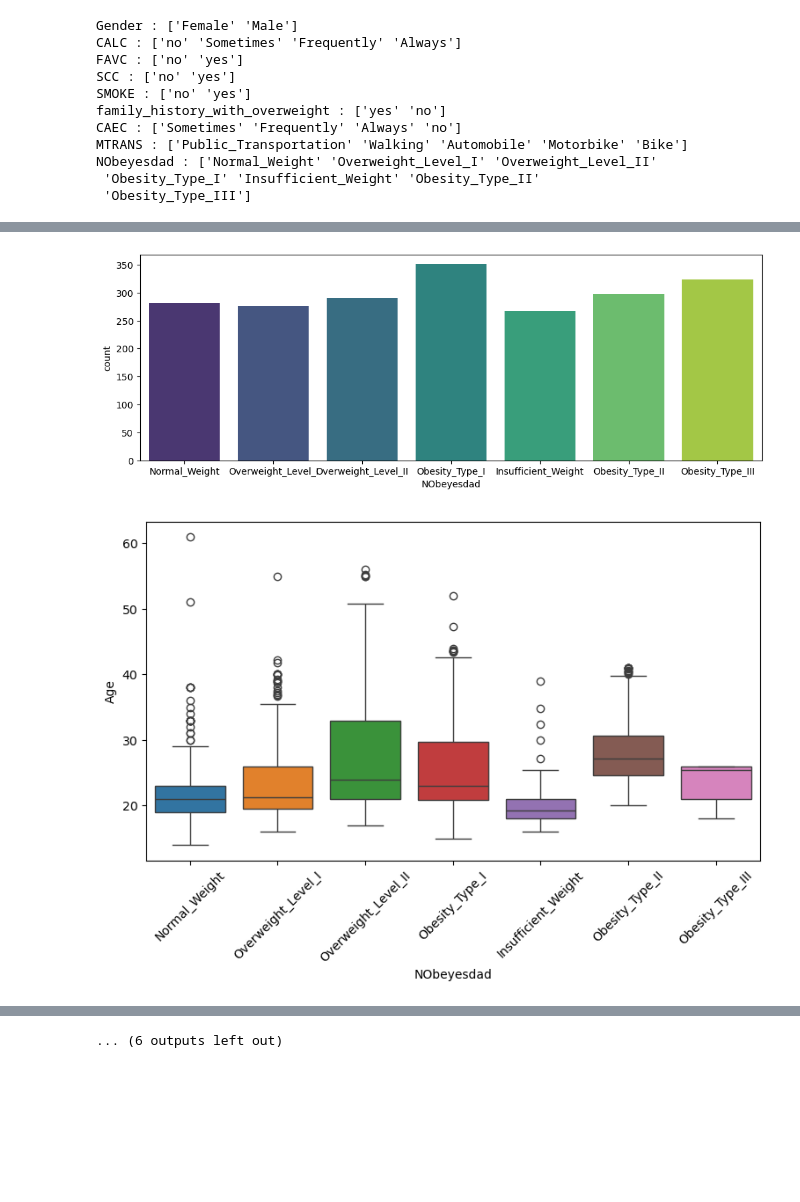
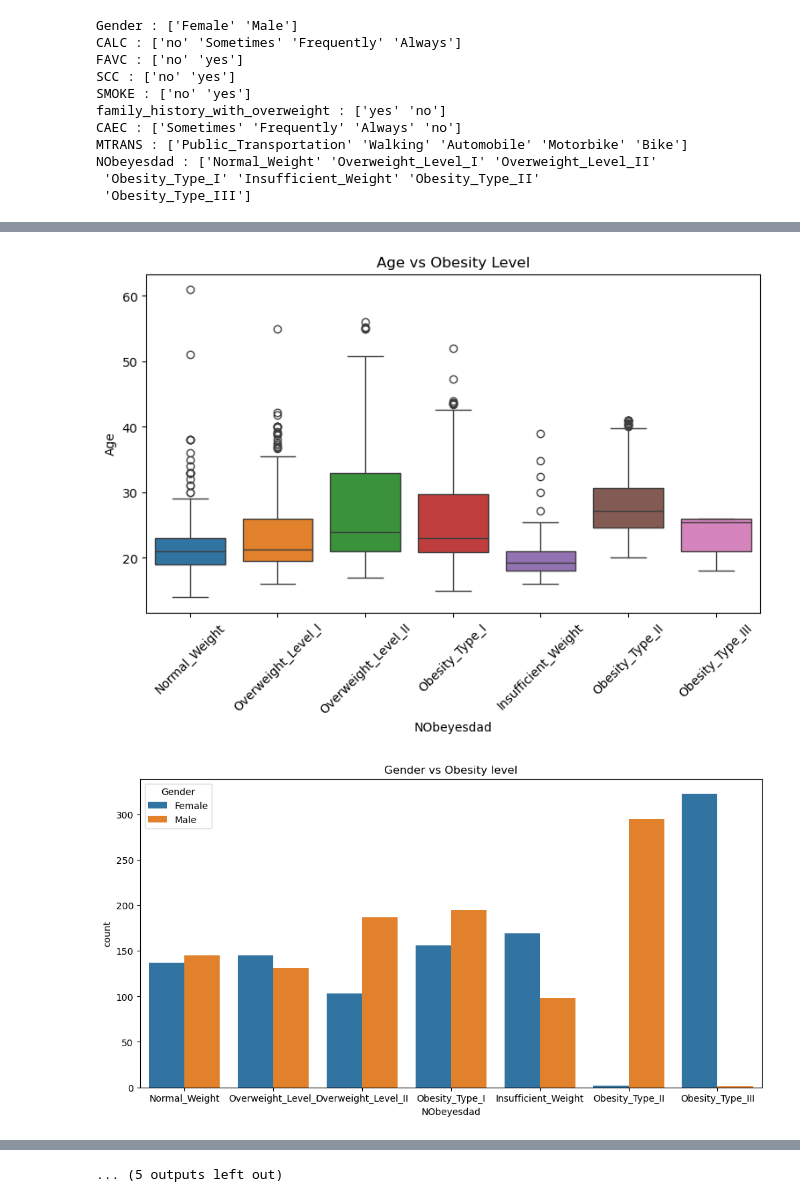
Before and after one commit to paper0420/Obesity, a Jupyter notebook: ObdesityLevelPrediction.ipynb, the cells around one changed output, grey strips where cells are left out. Cells and saved outputs as stored; diff of their text form; code cells hidden in the pictures; blank space fills up the shorter version.

```diff
--- a/ObdesityLevelPrediction.ipynb
+++ b/ObdesityLevelPrediction.ipynb
@@ -106,24 +146,22 @@ NObeyesdad : ['Normal_Weight' 'Overweight_Level_I' 'Overweight_Level_II'
 # %%
+# Find the Outliers
 # Exploratory Data Analytics - EDA
-import matplotlib.pyplot as plt
-import seaborn as sns
-plt.figure(figsize = (12, 4))
-sns.countplot(x='NObeyesdad', data = df,  hue='NObeyesdad', palette='viridis')
-plt.show()
 
-# Create the boxplot and bar chart
+# Create the Boxplot and Bar Chart
 categories = df['NObeyesdad'].unique().tolist()
 columns = [col for col in df.columns if col != 'NObeyesdad']
 for col in columns:
     if df[col].dtype != 'object':
         plt.figure(figsize = (9, 5))
         sns.boxplot(x='NObeyesdad',y=col, data = df,  hue='NObeyesdad', palette='tab10')
+        plt.title(f"{col} vs Obesity Level")
         plt.xticks(rotation = 45)
         plt.show()
     else:
-        plt.figure(figsize = (12, 4))
-        sns.countplot(x='NObeyesdad', data = df,  hue=col, palette='viridis')
+        plt.figure(figsize = (12, 6))
+        sns.countplot(x='NObeyesdad', data = df,  hue=col, palette='tab10')
+        plt.title(f"{col} vs Obesity level")
         plt.show()
 # %% [output]
-[figure, old version]
+[figure, new version]
-[figure, old version]
+[figure, new version]
@@ -140 +178 @@ for col in columns:
-... (6 outputs left out)
+... (5 outputs left out)
```
Also changed, not shown: parts of 34 cells of this notebook, 1 other file.
